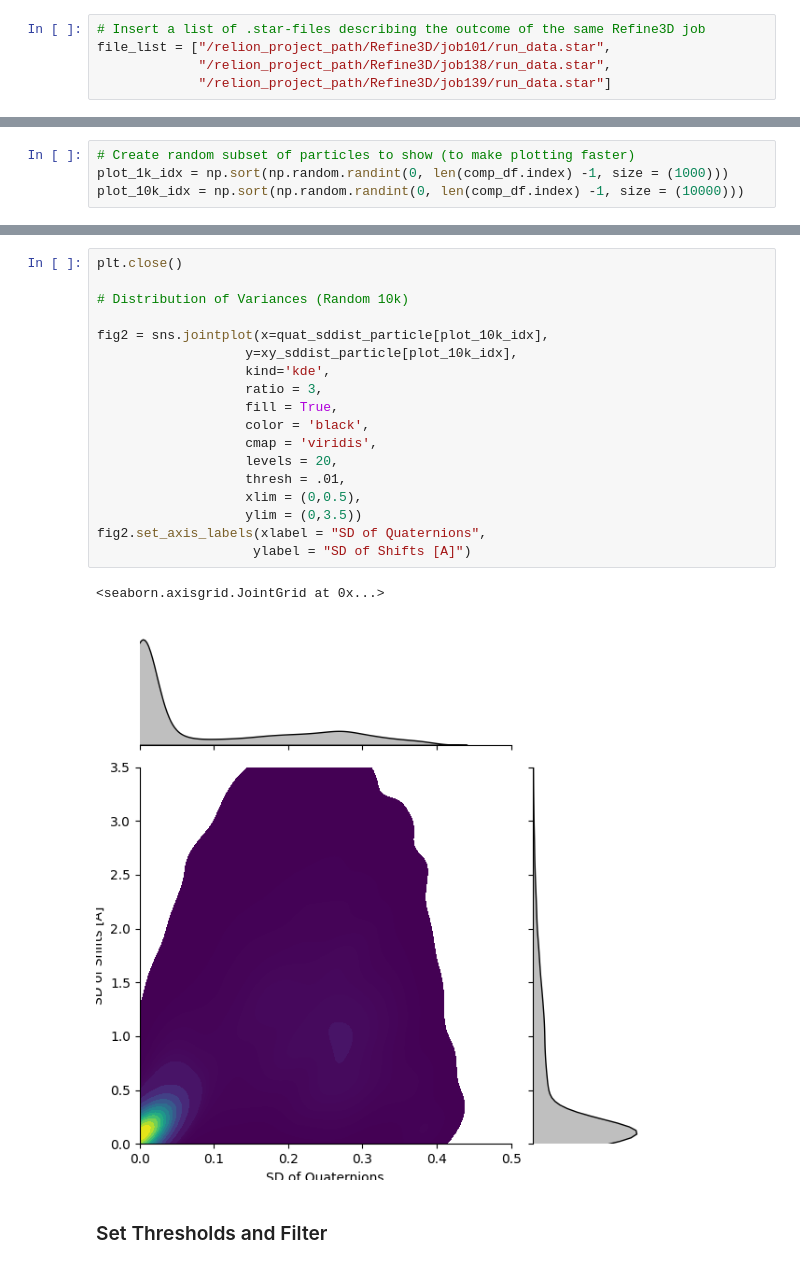
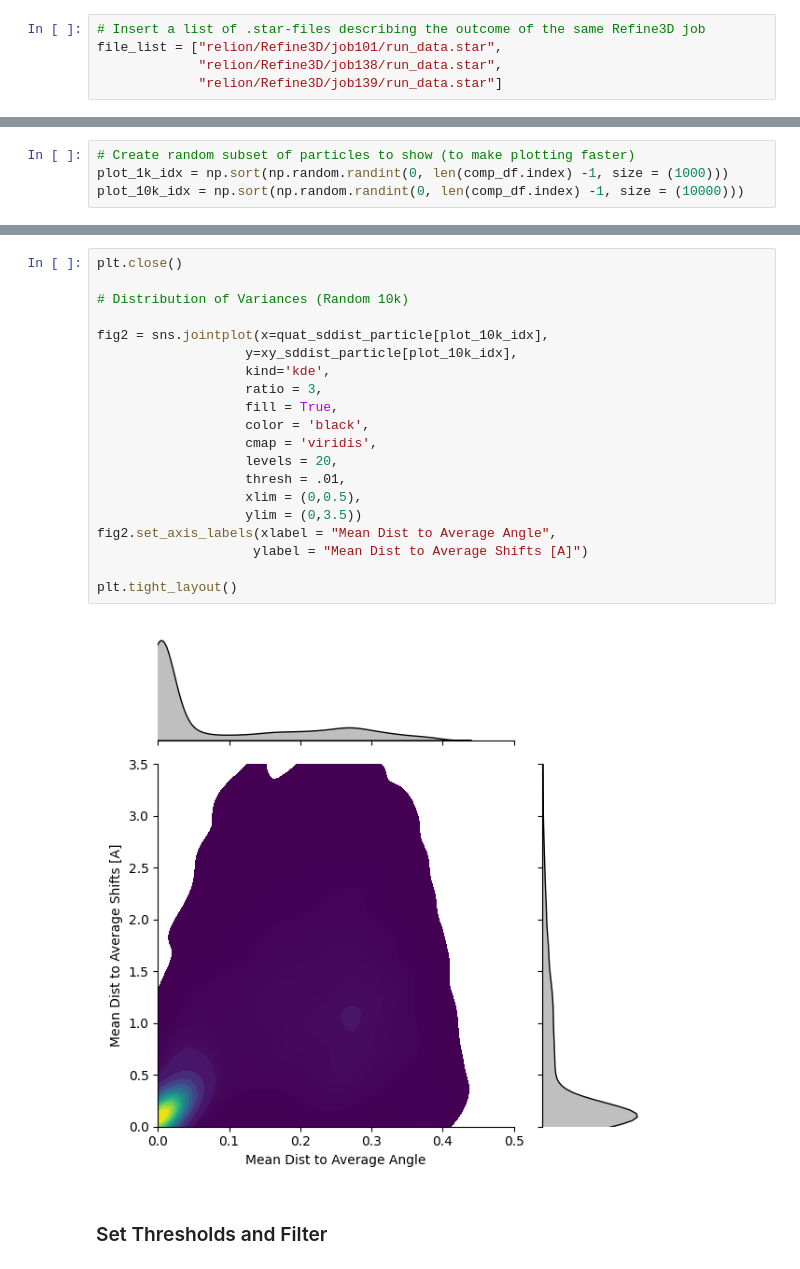
Before and after one commit to bwmr/orientation-filter, a Jupyter notebook: orientation-filter.ipynb, the cells around one changed output, grey strips where cells are left out. Saved outputs shown, nothing was run; the diff lists cells and outputs as text.

Commit message:
decided that the mean distance to the average pose is probably more important than the sd of distances

```diff
--- a/orientation-filter.ipynb
+++ b/orientation-filter.ipynb
@@ -18,9 +18,9 @@ from pathlib import Path
 ### Inputs
 # %%
 # Insert a list of .star-files describing the outcome of the same Refine3D job
-file_list = ["/relion_project_path/Refine3D/job101/run_data.star",
-             "/relion_project_path/Refine3D/job138/run_data.star",
-             "/relion_project_path/Refine3D/job139/run_data.star"]
+file_list = ["relion/Refine3D/job101/run_data.star",
+             "relion/Refine3D/job138/run_data.star",
+             "relion/Refine3D/job139/run_data.star"]
 # %% [markdown]
 ### Parsing
 # %%
@@ -168,24 +168,25 @@ plt.show()
 # %%
 plt.close()
 
 # Distribution of Variances (Random 10k)
 
 fig2 = sns.jointplot(x=quat_sddist_particle[plot_10k_idx],
                    y=xy_sddist_particle[plot_10k_idx],
                    kind='kde',
                    ratio = 3,
                    fill = True,
                    color = 'black',
                    cmap = 'viridis',
                    levels = 20,
                    thresh = .01,
                    xlim = (0,0.5),
                    ylim = (0,3.5))
-fig2.set_axis_labels(xlabel = "SD of Quaternions",
-                    ylabel = "SD of Shifts [A]")
+fig2.set_axis_labels(xlabel = "Mean Dist to Average Angle",
+                    ylabel = "Mean Dist to Average Shifts [A]")
+
+plt.tight_layout()
 # %% [output]
-<seaborn.axisgrid.JointGrid at 0x...>
-[figure, old version]
+[figure, new version]
 # %% [markdown]
 ### Set Thresholds and Filter
 # %%
```
Also changed, not shown: parts of 1 cell of this notebook.
